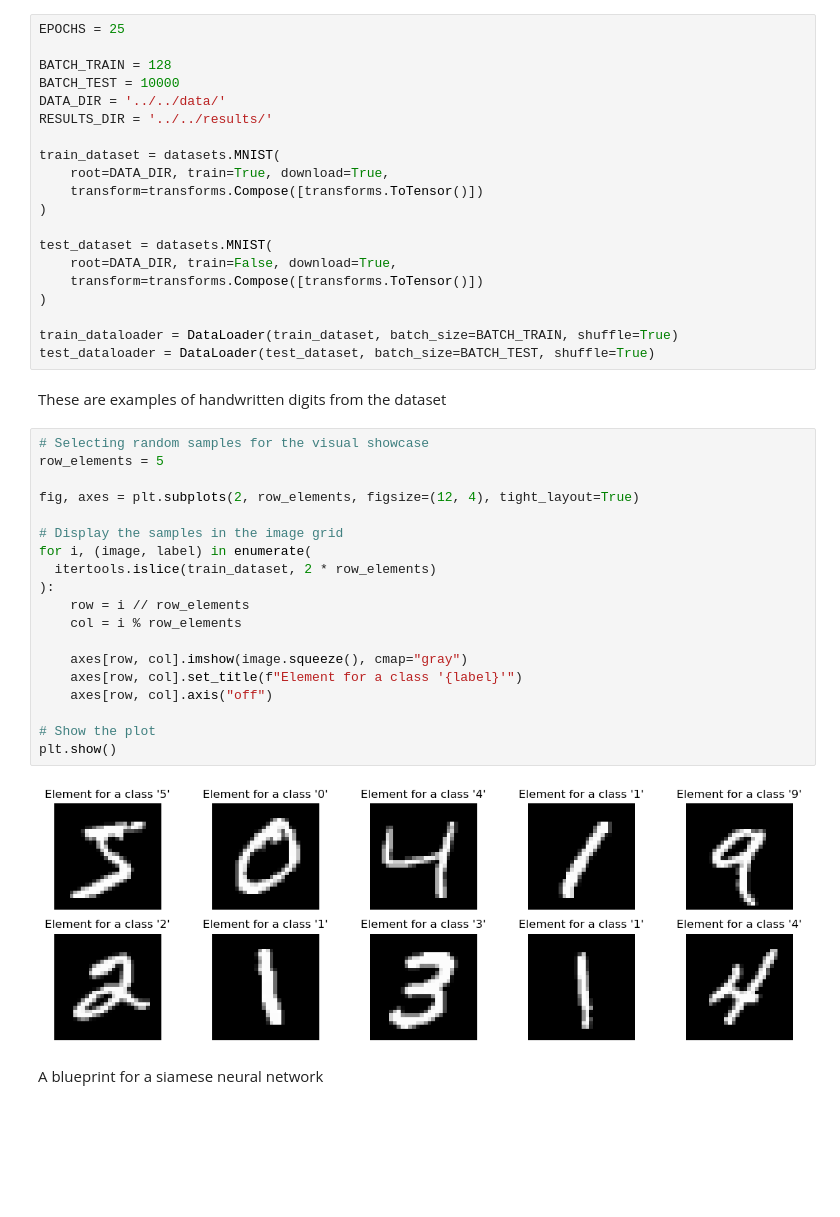
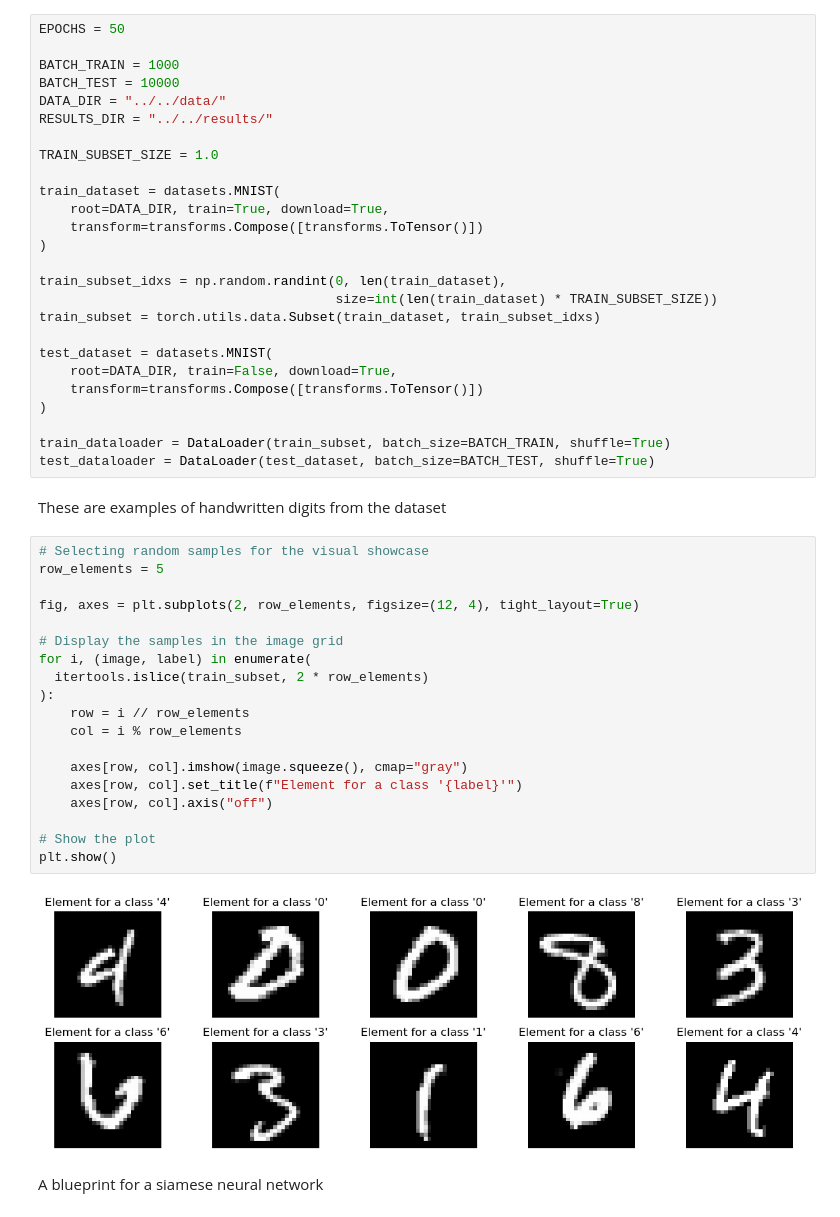
Before and after one commit to kaydotdev/stochastic-quantization, a Jupyter notebook: code/notebooks/simlearning.ipynb, the cells around one changed output. Saved outputs shown, nothing was run; the diff lists cells and outputs as text; blank space fills up the shorter version.

```diff
--- a/code/notebooks/simlearning.ipynb
+++ b/code/notebooks/simlearning.ipynb
@@ -47,48 +47,54 @@ device_name = torch.cuda.get_device_name(0) if torch.cuda.is_available() else "C
 # %% [markdown]
 We will use MNIST dataset of handwritten digits
 # %%
-EPOCHS = 25
+EPOCHS = 50
 
-BATCH_TRAIN = 128
+BATCH_TRAIN = 1000
 BATCH_TEST = 10000
-DATA_DIR = '../../data/'
-RESULTS_DIR = '../../results/'
+DATA_DIR = "../../data/"
+RESULTS_DIR = "../../results/"
+
+TRAIN_SUBSET_SIZE = 1.0
 
 train_dataset = datasets.MNIST(
     root=DATA_DIR, train=True, download=True,
     transform=transforms.Compose([transforms.ToTensor()])
 )
 
+train_subset_idxs = np.random.randint(0, len(train_dataset),
+                                      size=int(len(train_dataset) * TRAIN_SUBSET_SIZE))
+train_subset = torch.utils.data.Subset(train_dataset, train_subset_idxs)
+
 test_dataset = datasets.MNIST(
     root=DATA_DIR, train=False, download=True,
     transform=transforms.Compose([transforms.ToTensor()])
 )
 
-train_dataloader = DataLoader(train_dataset, batch_size=BATCH_TRAIN, shuffle=True)
+train_dataloader = DataLoader(train_subset, batch_size=BATCH_TRAIN, shuffle=True)
 test_dataloader = DataLoader(test_dataset, batch_size=BATCH_TEST, shuffle=True)
 # %% [markdown]
 These are examples of handwritten digits from the dataset
 # %%
 # Selecting random samples for the visual showcase
 row_elements = 5
 
 fig, axes = plt.subplots(2, row_elements, figsize=(12, 4), tight_layout=True)
 
 # Display the samples in the image grid
 for i, (image, label) in enumerate(
-  itertools.islice(train_dataset, 2 * row_elements)
+  itertools.islice(train_subset, 2 * row_elements)
 ):
     row = i // row_elements
     col = i % row_elements
 
     axes[row, col].imshow(image.squeeze(), cmap="gray")
     axes[row, col].set_title(f"Element for a class '{label}'")
     axes[row, col].axis("off")
 
 # Show the plot
 plt.show()
 # %% [output]
-[figure, old version]
+[figure, new version]
 # %% [markdown]
 A blueprint for a siamese neural network
 # %%
```
Also changed, not shown: parts of 12 cells of this notebook.
